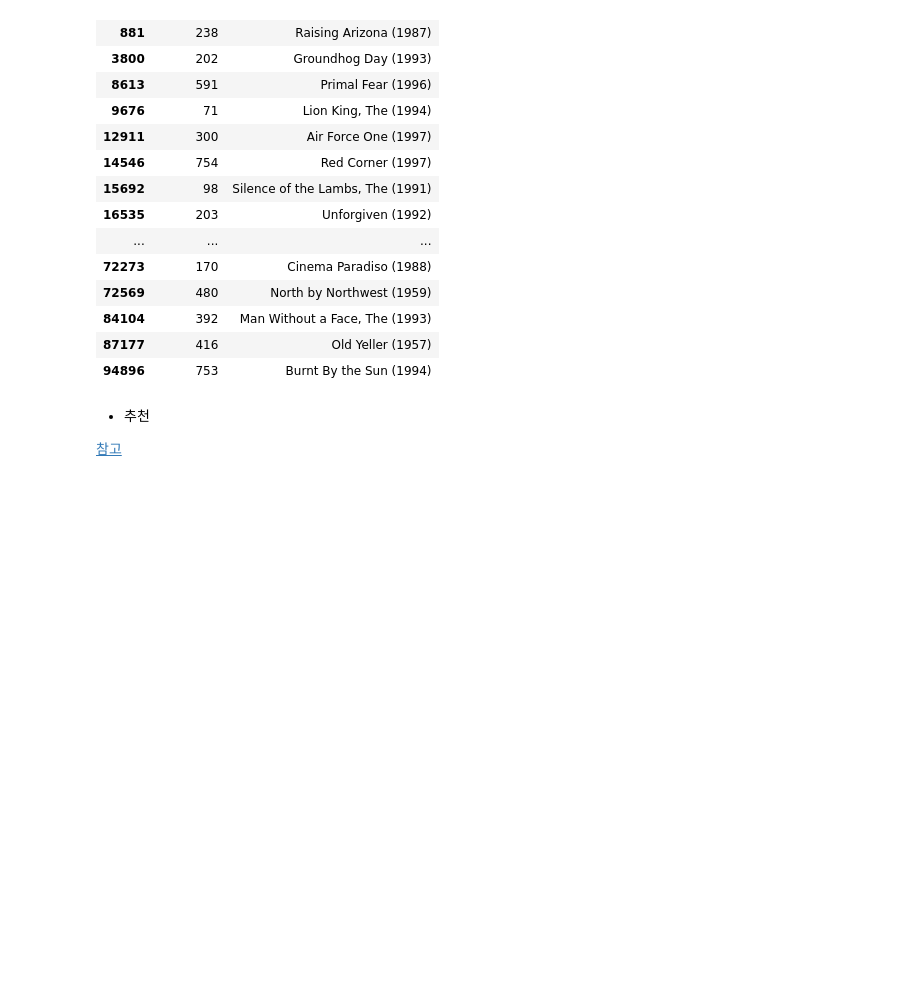
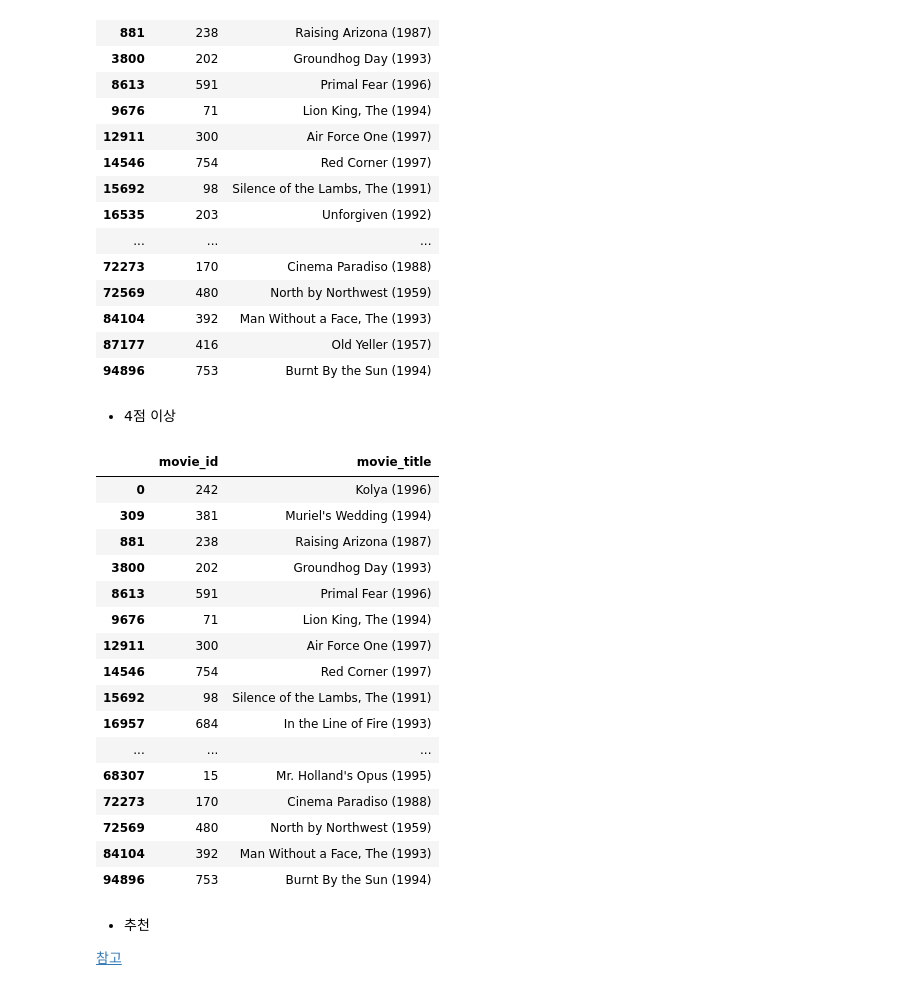
Before and after one commit to hyuna0926/ds-sa-cp2, a Jupyter notebook: ALS_cp2.ipynb, the cells around one changed output. Saved outputs shown, nothing was run; the diff lists cells and outputs as text; code cells hidden in the pictures; blank space fills up the shorter version.

```diff
--- a/ALS_cp2.ipynb
+++ b/ALS_cp2.ipynb
@@ -639,6 +831,6 @@ matrix
 # %%
 n_similar= 10
-user_id = 234
+user_id = 943
 similar = ALS.similar_items(user_id,n_similar)
 # %%
 similar
@@ -661,3 +853,10 @@ def get_movie(user_id):
   user_movie = movie_list[movie_list['movie_id'].isin(movie_ind)]
 
   return user_movie
+# %%
+trans = matrix[matrix.index==12].T
+trans.columns=['rating']
+
+movie_ind=trans[trans['rating']!=0].index.tolist()
+# %%
+movie_list=df_c[['movie_id','movie_title']].drop_duplicates()
@@ -681,6 +925,40 @@ get_movie(12)
 | 84104 | 392 | Man Without a Face, The (1993) |
 | 87177 | 416 | Old Yeller (1957) |
 | 94896 | 753 | Burnt By the Sun (1994) |
+# %% [markdown]
+- 4점 이상
+# %%
+def get_movie_4(user_id):
+  movie_list=df_c[['movie_id','movie_title']].drop_duplicates()
+
+  trans = matrix[matrix.index==user_id].T
+  trans.columns=['rating']
+
+  movie_ind=trans[trans['rating']>=4].index.tolist()
+  movie_list=df_c[['movie_id','movie_title']].drop_duplicates()
+  user_movie = movie_list[movie_list['movie_id'].isin(movie_ind)]
+
+  return user_movie
+# %%
+get_movie_4(12)
+# %% [output]
+|  | movie_id | movie_title |
+| 0 | 242 | Kolya (1996) |
+| 309 | 381 | Muriel's Wedding (1994) |
+| 881 | 238 | Raising Arizona (1987) |
+| 3800 | 202 | Groundhog Day (1993) |
+| 8613 | 591 | Primal Fear (1996) |
+| 9676 | 71 | Lion King, The (1994) |
+| 12911 | 300 | Air Force One (1997) |
+| 14546 | 754 | Red Corner (1997) |
+| 15692 | 98 | Silence of the Lambs, The (1991) |
+| 16957 | 684 | In the Line of Fire (1993) |
+| ... | ... | ... |
+| 68307 | 15 | Mr. Holland's Opus (1995) |
+| 72273 | 170 | Cinema Paradiso (1988) |
+| 72569 | 480 | North by Northwest (1959) |
+| 84104 | 392 | Man Without a Face, The (1993) |
+| 94896 | 753 | Burnt By the Sun (1994) |
 # %% [markdown]
 - 추천<br>
 
```
Also changed, not shown: parts of 42 cells of this notebook.
